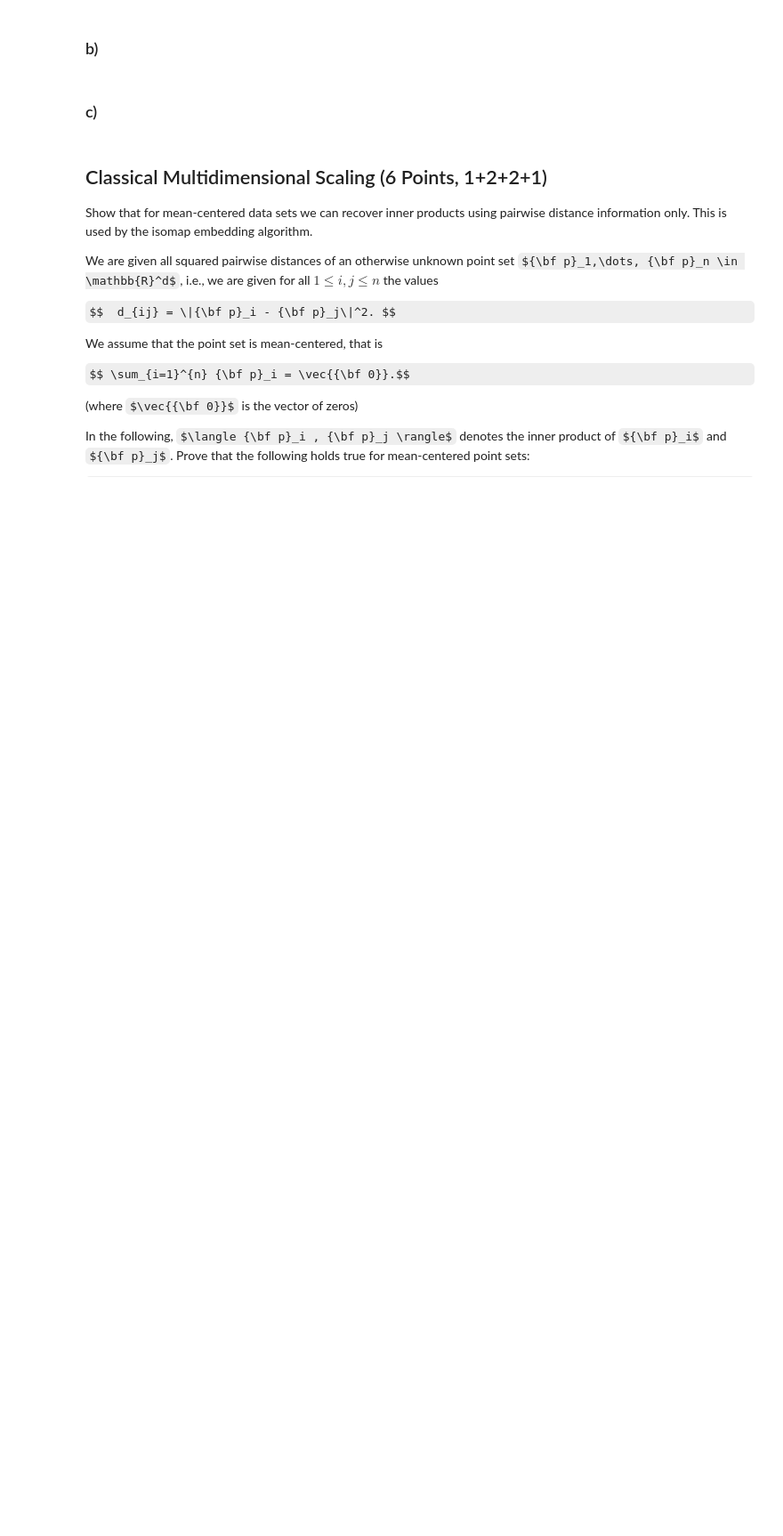
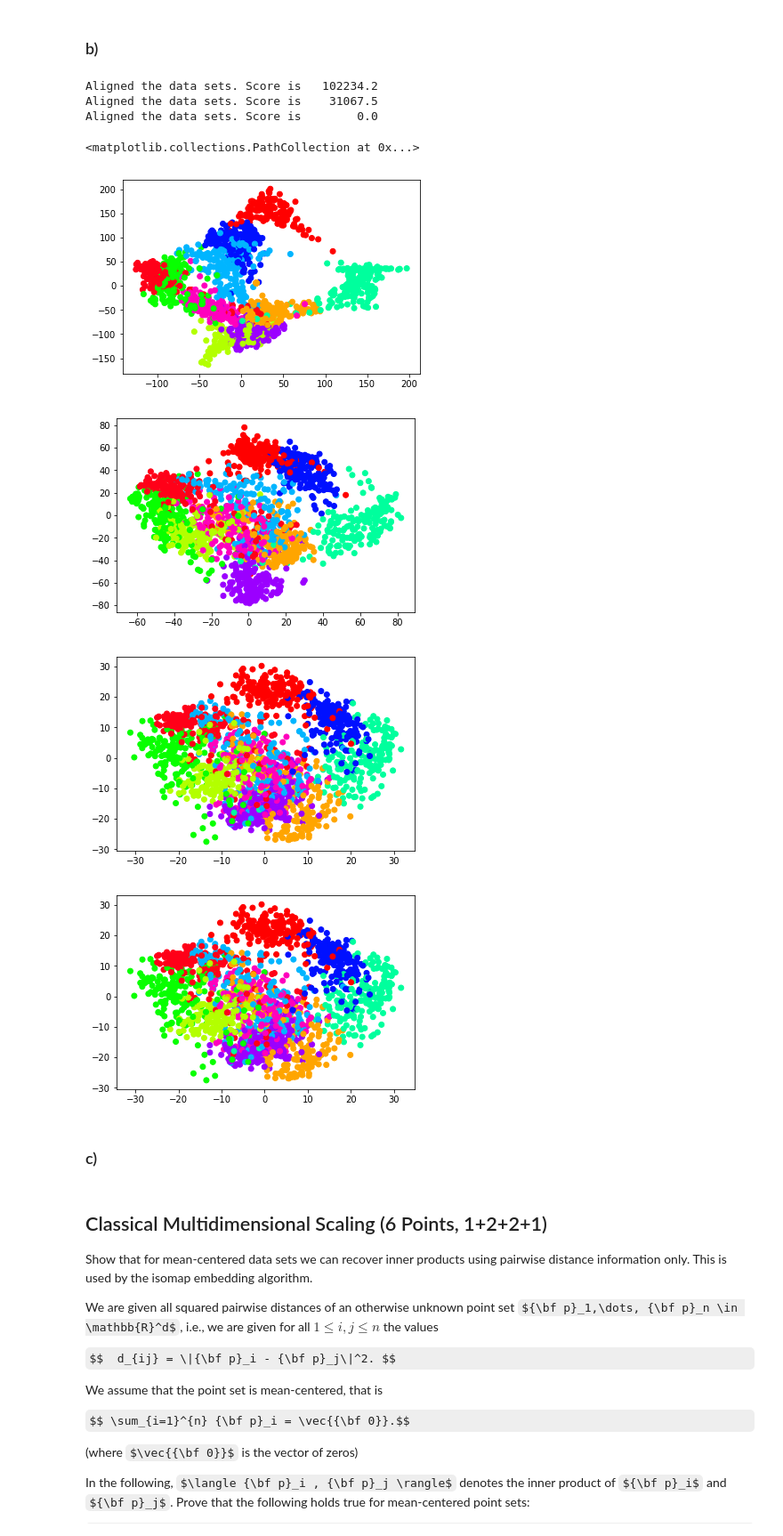
Before and after one commit to Ylja/ML-course, a Jupyter notebook: Assignment 3.ipynb, the cells around one changed output. Shown: that part at 89% size. Cells and saved outputs as stored; diff of their text form; code cells hidden in the pictures; some formulas as TeX source; blank space fills up the shorter version.

```diff
--- a/Assignment 3.ipynb
+++ b/Assignment 3.ipynb
@@ -75,3 +80,30 @@ def align(ref_data, data):
+# %%
+# b)
+from sklearn.manifold import Isomap
+
+isomap5 = Isomap(5,2)
+iso5, score5 = align(X_new, isomap5.fit_transform(X))
+isomap50 = Isomap(50,2)
+iso50, score50 = align(X_new, isomap50.fit_transform(X))
+isomapN = Isomap(len(y)-1,2)
+isoN, scoreN = align(X_new, isomapN.fit_transform(X))
+plt.figure()
+plt.scatter(iso5[:,0], iso5[:,1], c=y, cmap=plt.cm.hsv)
+plt.figure()
+plt.scatter(iso50[:,0], iso50[:,1], c=y, cmap=plt.cm.hsv)
+plt.figure()
+plt.scatter(isoN[:,0], isoN[:,1], c=y, cmap=plt.cm.hsv)
+plt.figure()
+plt.scatter(X_new[:,0], X_new[:,1], c=y, cmap=plt.cm.hsv)
+# %% [output]
+Aligned the data sets. Score is   102234.2
+Aligned the data sets. Score is    31067.5
+Aligned the data sets. Score is        0.0
+<matplotlib.collections.PathCollection at 0x...>
+[figure, added]
+[figure, added]
+[figure, added]
+[figure, added]
 # %% [markdown]
 ### c)
 # %%
```
Also changed, not shown: parts of 3 cells of this notebook.
